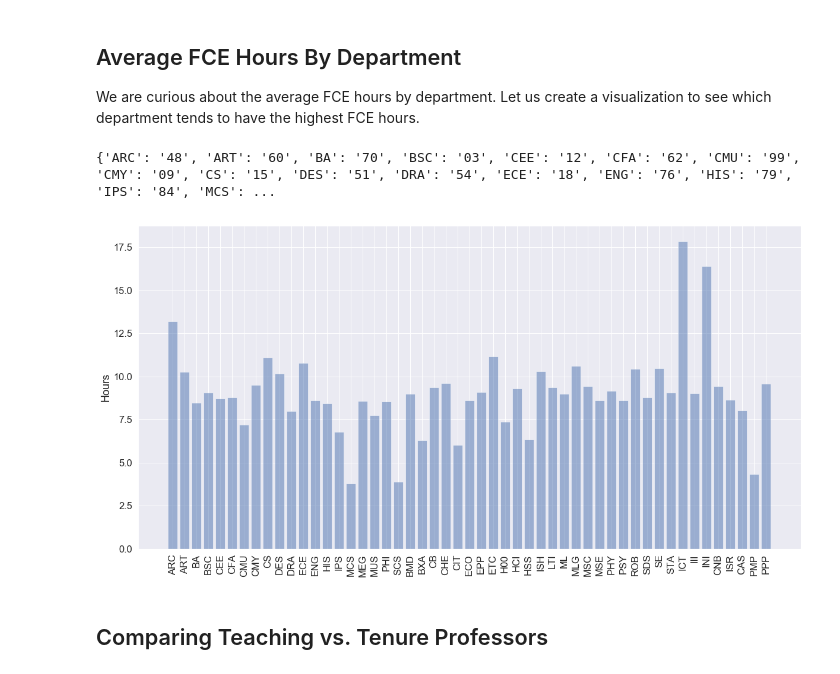
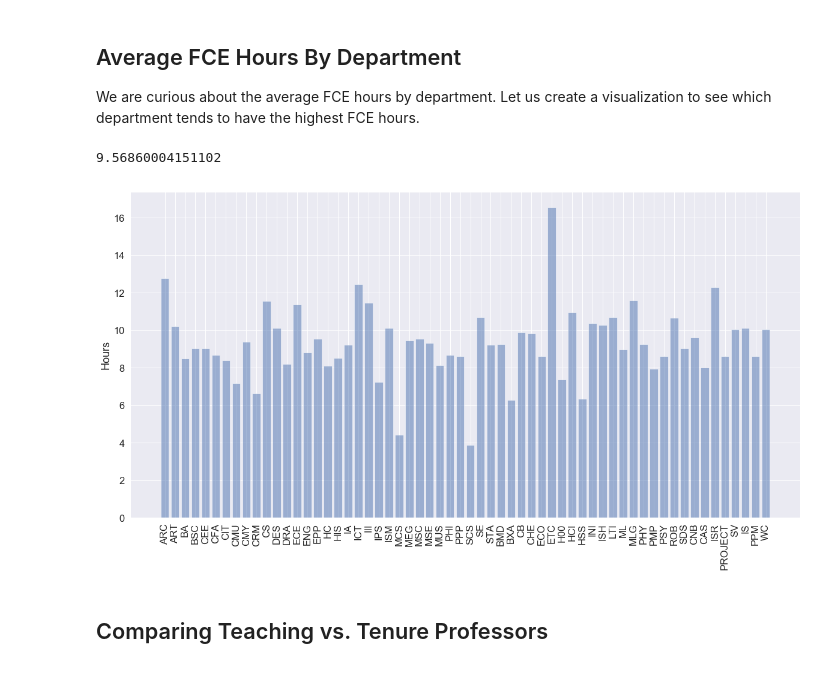
Before and after one commit to TheJYKoder/-15-388-Final-Project-F19-, a Jupyter notebook: 15388 Final Project FCE.ipynb, the cells around one changed output. Drawn from its saved outputs; the diff is of its cells as text; code cells hidden in the pictures.

Commit message:
Updated Prelim Graph

```diff
--- a/15388 Final Project FCE.ipynb
+++ b/15388 Final Project FCE.ipynb
@@ -89,36 +89,33 @@ Now that we have cleaned up the FCE data, let us use this to ask questions about
 ## Average FCE Hours By Department
 We are curious about the average FCE hours by department. Let us create a visualization to see which department tends to have the highest FCE hours.
 # %%
-df_grad = df[df['Level'] == "Graduate"]
-df_undergrad = df[df['Level'] == "Undergraduate"]
-
 department_id = {}
 
-for index, row in df_undergrad.iterrows():
+for index, row in df.iterrows():
     if row["Dept"] not in department_id:
         department_id[row["Dept"]] = row["Course ID"][0:2]
-
-print(department_id)
 
 id_list = []
 hour_list = []
 
 for ids in department_id:
     id_list.append(ids)
-    hour_list.append(df_undergrad[df_undergrad["Course ID"].str.startswith(department_id[ids])]["Hrs Per Week"].mean())
+    hour_list.append(df[df["Course ID"].str.startswith(department_id[ids])]["Hrs Per Week"].mean())
+
+print(df["Hrs Per Week"].mean())
 
 pos = [hour[0] for hour in enumerate(hour_list)]
 
 plt.figure(figsize=(20,10))
 plt.bar(pos, hour_list, align='center', alpha=0.5)
 plt.xticks(pos, id_list)
 plt.xticks(rotation=90)
 plt.ylabel('Hours')
 
 plt.show()
 # %% [output]
-{'ARC': '48', 'ART': '60', 'BA': '70', 'BSC': '03', 'CEE': '12', 'CFA': '62', 'CMU': '99', 'CMY': '09', 'CS': '15', 'DES': '51', 'DRA': '54', 'ECE': '18', 'ENG': '76', 'HIS': '79', 'IPS': '84', 'MCS': ...
+9.56860004151102
-[figure, old version]
+[figure, new version]
 # %% [markdown]
 ## Comparing Teaching vs. Tenure Professors
 # %%
```
Also changed, not shown: 1 other file.
